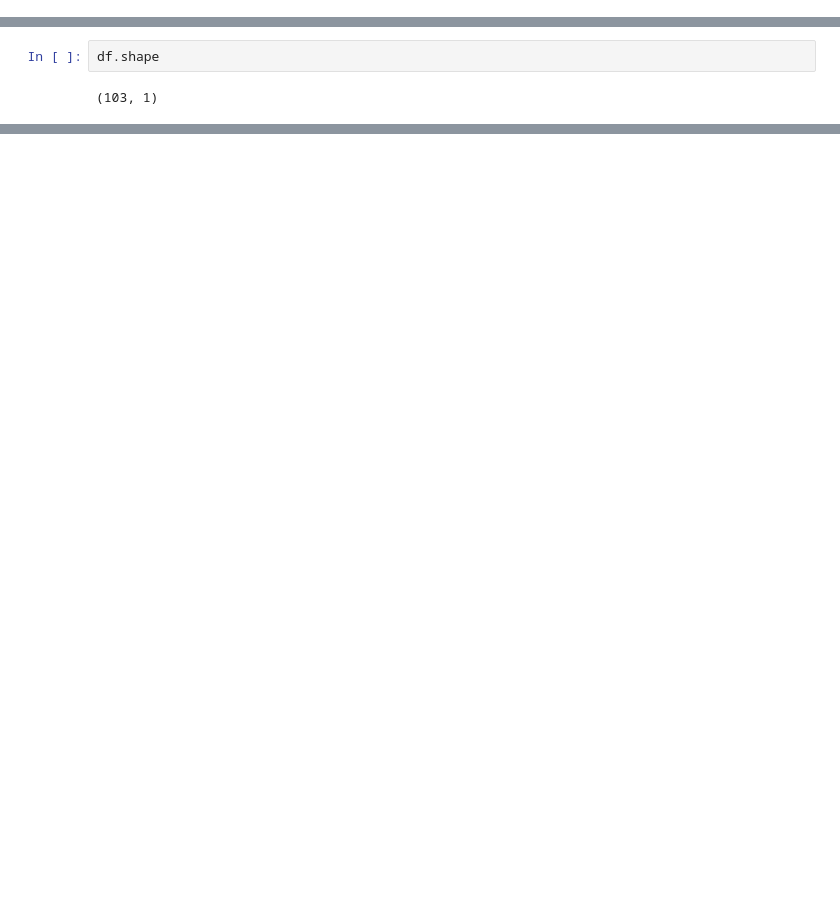
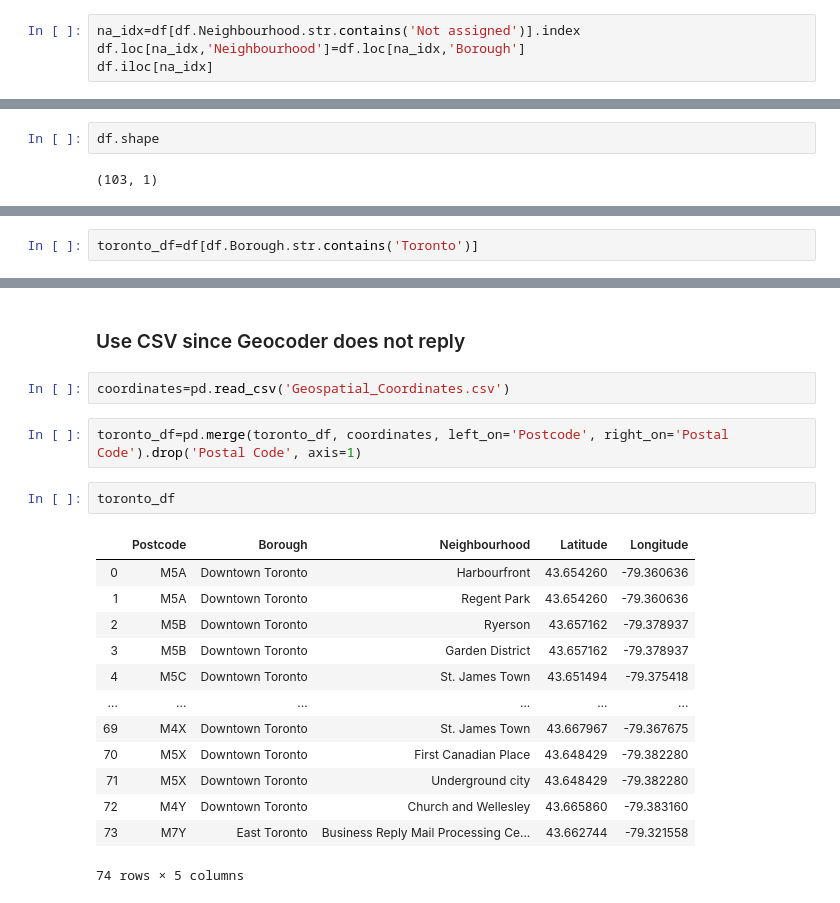
Before and after one commit to BardiyaB/Coursera_Capstone, a Jupyter notebook: capstone_project-week3.ipynb, the cells around one changed output, grey strips where cells are left out. Saved outputs shown, nothing was run; the diff lists cells and outputs as text; blank space fills up the shorter version.

```diff
--- a/capstone_project-week3.ipynb
+++ b/capstone_project-week3.ipynb
@@ -32,0 +61,4 @@ df=df.groupby(['Postcode', 'Borough']).agg(lambda col: ', '.join(col))#.agg(list
+# %%
+na_idx=df[df.Neighbourhood.str.contains('Not assigned')].index
+df.loc[na_idx,'Neighbourhood']=df.loc[na_idx,'Borough']
+df.iloc[na_idx]
@@ -36,0 +76,2 @@ df.shape
+# %%
+toronto_df=df[df.Borough.str.contains('Toronto')]
@@ -36,0 +111,22 @@ df.shape
+# %% [markdown]
+### Use CSV since Geocoder does not reply
+# %%
+coordinates=pd.read_csv('Geospatial_Coordinates.csv')
+# %%
+toronto_df=pd.merge(toronto_df, coordinates, left_on='Postcode', right_on='Postal Code').drop('Postal Code', axis=1)
+# %%
+toronto_df
+# %% [output]
+|  | Postcode | Borough | Neighbourhood | Latitude | Longitude |
+| 0 | M5A | Downtown Toronto | Harbourfront | 43.654260 | -79.360636 |
+| 1 | M5A | Downtown Toronto | Regent Park | 43.654260 | -79.360636 |
+| 2 | M5B | Downtown Toronto | Ryerson | 43.657162 | -79.378937 |
+| 3 | M5B | Downtown Toronto | Garden District | 43.657162 | -79.378937 |
+| 4 | M5C | Downtown Toronto | St. James Town | 43.651494 | -79.375418 |
+| ... | ... | ... | ... | ... | ... |
+| 69 | M4X | Downtown Toronto | St. James Town | 43.667967 | -79.367675 |
+| 70 | M5X | Downtown Toronto | First Canadian Place | 43.648429 | -79.382280 |
+| 71 | M5X | Downtown Toronto | Underground city | 43.648429 | -79.382280 |
+| 72 | M4Y | Downtown Toronto | Church and Wellesley | 43.665860 | -79.383160 |
+| 73 | M7Y | East Toronto | Business Reply Mail Processing Ce... | 43.662744 | -79.321558 |
+74 rows × 5 columns
```
Also changed, not shown: parts of 15 cells of this notebook, 1 other file.
